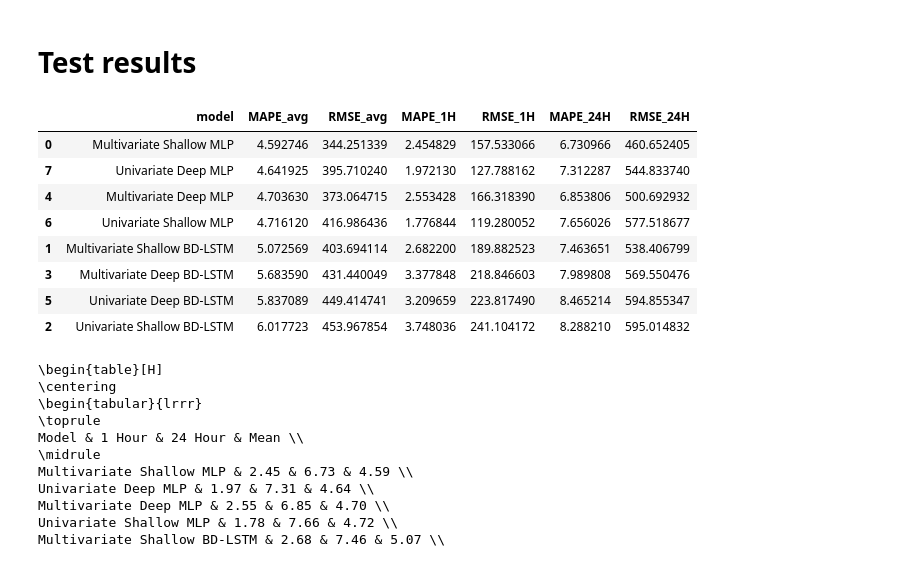
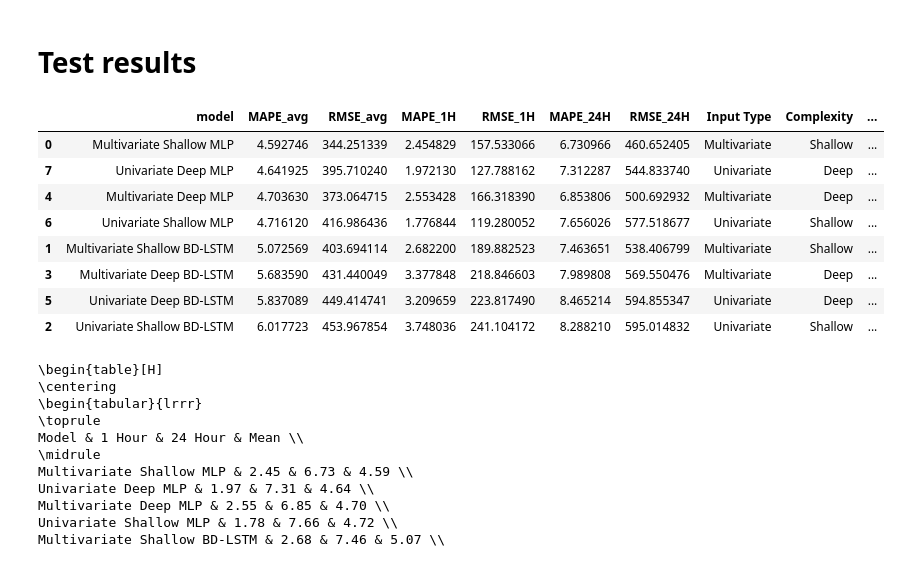
Before and after one commit to mango-unchained/Team-K---ZZSC9020-Capstone-Project, a Jupyter notebook: Results.ipynb, the cells around one changed output. Drawn from its saved outputs; the diff is of its cells as text; code cells hidden in the pictures.

```diff
--- a/Results.ipynb
+++ b/Results.ipynb
@@ -847,23 +838,25 @@ plot_mhists(lstm_hists, f'BD-LSTM training histories')
 # %%
 tests = pd.read_csv('Results/model test results.csv')\
     .sort_values('test_MAPE').rename(columns={
         'test_MAPE': 'MAPE_avg', 'test_RMSE': 'RMSE_avg'
     })
 tests.columns = [e.replace('test_', '') for e in tests.columns]
 tests.model = tests.model.apply(to_model_label)
 
 horizons = sorted({e.split('_')[1] for e in tests.columns if '_' in e})
 metrics = sorted({e.split('_')[0] for e in tests.columns if '_' in e})
 
+tests[groupby_cols] = tests.model.str.split(expand=True)
+
 tests
 # %% [output]
-|  | model | MAPE_avg | RMSE_avg | MAPE_1H | RMSE_1H | MAPE_24H | RMSE_24H |
-| 0 | Multivariate Shallow MLP | 4.592746 | 344.251339 | 2.454829 | 157.533066 | 6.730966 | 460.652405 |
-| 7 | Univariate Deep MLP | 4.641925 | 395.710240 | 1.972130 | 127.788162 | 7.312287 | 544.833740 |
-| 4 | Multivariate Deep MLP | 4.703630 | 373.064715 | 2.553428 | 166.318390 | 6.853806 | 500.692932 |
-| 6 | Univariate Shallow MLP | 4.716120 | 416.986436 | 1.776844 | 119.280052 | 7.656026 | 577.518677 |
-| 1 | Multivariate Shallow BD-LSTM | 5.072569 | 403.694114 | 2.682200 | 189.882523 | 7.463651 | 538.406799 |
-| 3 | Multivariate Deep BD-LSTM | 5.683590 | 431.440049 | 3.377848 | 218.846603 | 7.989808 | 569.550476 |
-| 5 | Univariate Deep BD-LSTM | 5.837089 | 449.414741 | 3.209659 | 223.817490 | 8.465214 | 594.855347 |
-| 2 | Univariate Shallow BD-LSTM | 6.017723 | 453.967854 | 3.748036 | 241.104172 | 8.288210 | 595.014832 |
+|  | model | MAPE_avg | RMSE_avg | MAPE_1H | RMSE_1H | MAPE_24H | RMSE_24H | Input Type | Complexity | ... |
+| 0 | Multivariate Shallow MLP | 4.592746 | 344.251339 | 2.454829 | 157.533066 | 6.730966 | 460.652405 | Multivariate | Shallow | ... |
+| 7 | Univariate Deep MLP | 4.641925 | 395.710240 | 1.972130 | 127.788162 | 7.312287 | 544.833740 | Univariate | Deep | ... |
+| 4 | Multivariate Deep MLP | 4.703630 | 373.064715 | 2.553428 | 166.318390 | 6.853806 | 500.692932 | Multivariate | Deep | ... |
+| 6 | Univariate Shallow MLP | 4.716120 | 416.986436 | 1.776844 | 119.280052 | 7.656026 | 577.518677 | Univariate | Shallow | ... |
+| 1 | Multivariate Shallow BD-LSTM | 5.072569 | 403.694114 | 2.682200 | 189.882523 | 7.463651 | 538.406799 | Multivariate | Shallow | ... |
+| 3 | Multivariate Deep BD-LSTM | 5.683590 | 431.440049 | 3.377848 | 218.846603 | 7.989808 | 569.550476 | Multivariate | Deep | ... |
+| 5 | Univariate Deep BD-LSTM | 5.837089 | 449.414741 | 3.209659 | 223.817490 | 8.465214 | 594.855347 | Univariate | Deep | ... |
+| 2 | Univariate Shallow BD-LSTM | 6.017723 | 453.967854 | 3.748036 | 241.104172 | 8.288210 | 595.014832 | Univariate | Shallow | ... |
 # %%
```
Also changed, not shown: parts of 14 cells of this notebook.
